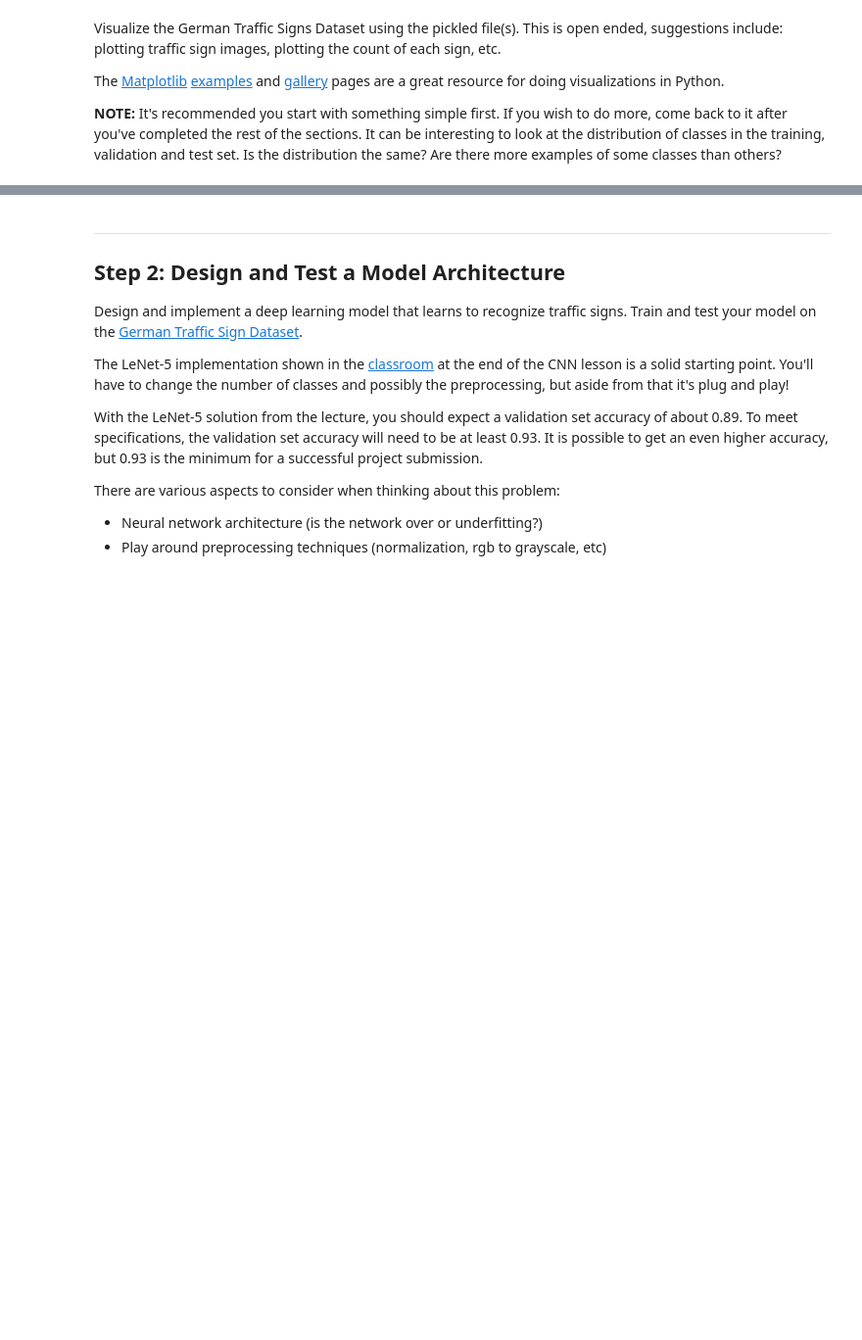
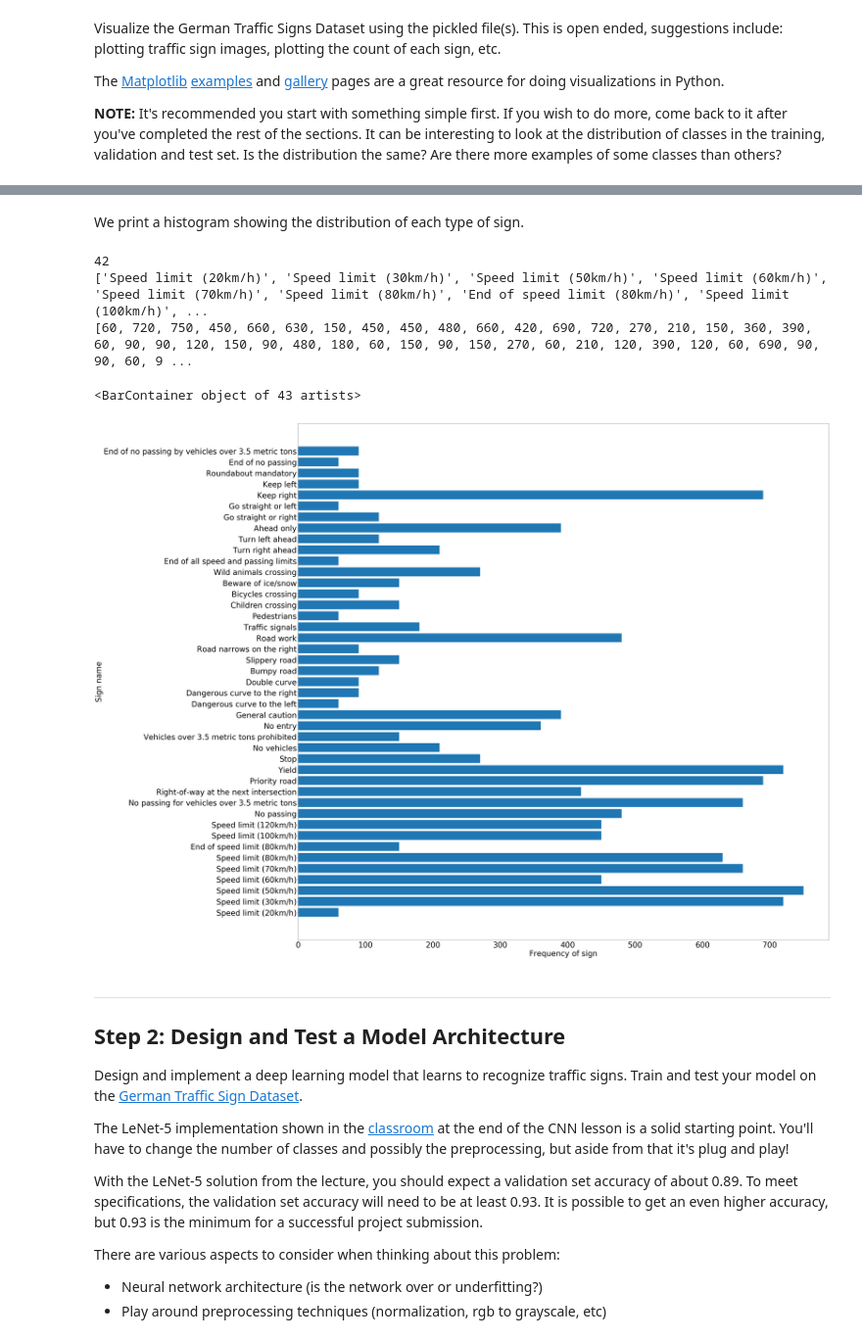
Before and after one commit to nigelredding/CarND-Traffic-Sign-Classifier-Project, a Jupyter notebook: test.ipynb, the cells around one changed output, grey strips where cells are left out. Shown: that part at 98% size. Cells and saved outputs as stored; diff of their text form; code cells hidden in the pictures; blank space fills up the shorter version.

```diff
--- a/test.ipynb
+++ b/test.ipynb
@@ -133,3 +138,25 @@ print(seen_label)
+# %% [markdown]
+We print a histogram showing the distribution of each type of sign.
+# %%
+nums = []
+print(np.max(y_train))
+for x in range(43):
+    nums.append(np.count_nonzero(y_train == x))
+print(sign_names)
+print(nums)
+
+fig, axes = plt.subplots(figsize=(50,50))
+axes.tick_params(labelsize=40)
+plt.xlabel('Frequency of sign',fontsize=40)
+plt.ylabel('Sign name',fontsize=40)
+
+axes.barh(sign_names, nums)
+# %% [output]
+42
+['Speed limit (20km/h)', 'Speed limit (30km/h)', 'Speed limit (50km/h)', 'Speed limit (60km/h)', 'Speed limit (70km/h)', 'Speed limit (80km/h)', 'End of speed limit (80km/h)', 'Speed limit (100km/h)', ...
+[60, 720, 750, 450, 660, 630, 150, 450, 450, 480, 660, 420, 690, 720, 270, 210, 150, 360, 390, 60, 90, 90, 120, 150, 90, 480, 180, 60, 150, 90, 150, 270, 60, 210, 120, 390, 120, 60, 690, 90, 90, 60, 9 ...
+<BarContainer object of 43 artists>
+[figure, added]
 # %% [markdown]
 ----
 
```
Also changed, not shown: parts of 18 cells of this notebook.
